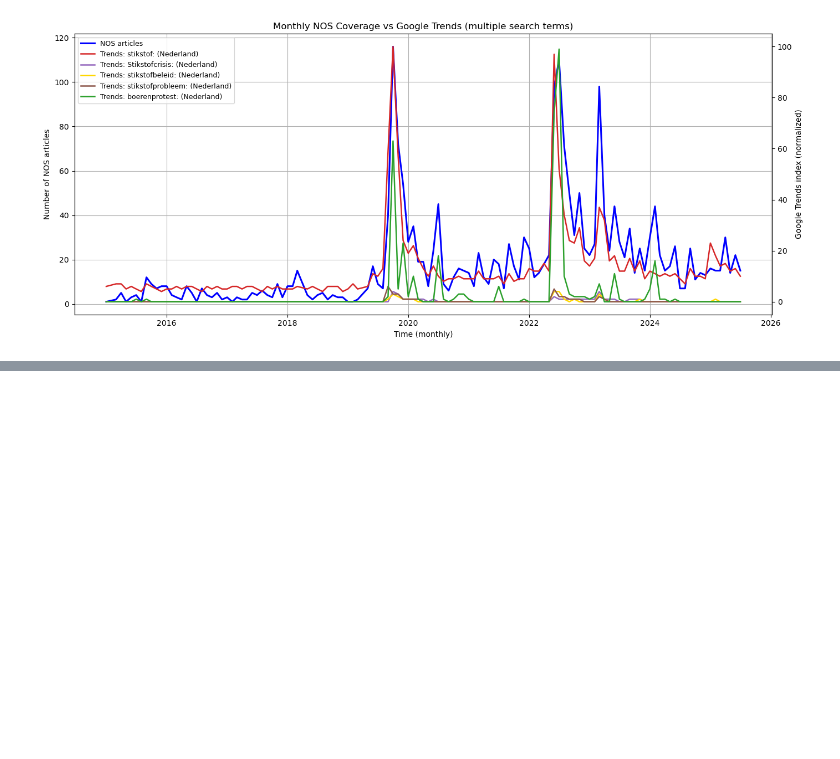
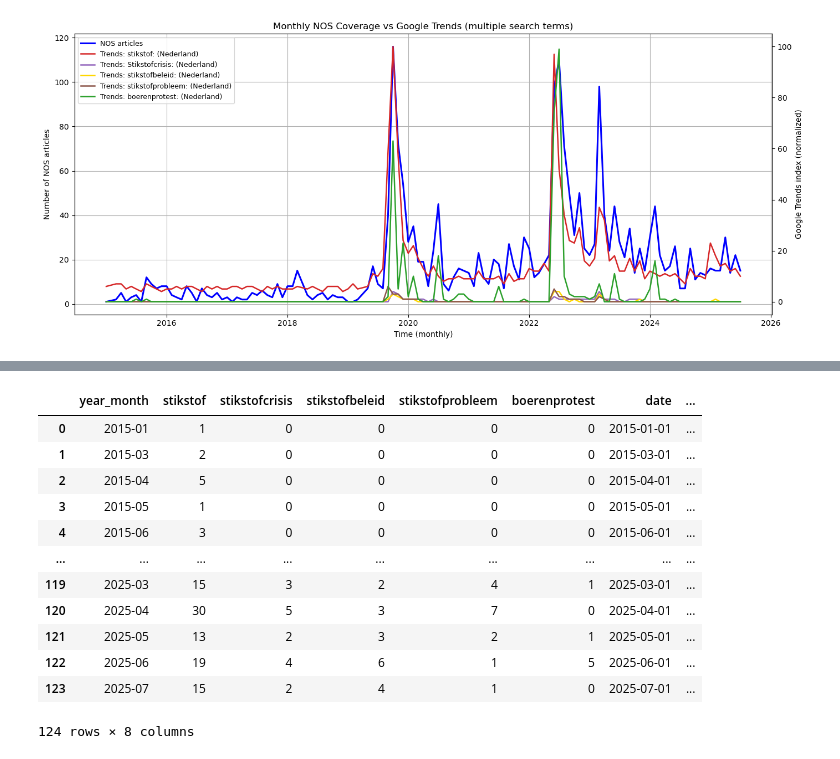
Before and after one commit to pellestam1002/Social_Computing, a Jupyter notebook: data.ipynb, the cells around one changed output, grey strips where cells are left out. Drawn from its saved outputs; the diff is of its cells as text; code cells hidden in the pictures; blank space fills up the shorter version.

```diff
--- a/data.ipynb
+++ b/data.ipynb
@@ -514,0 +531,56 @@ Trends term columns used:
+# %%
+import pandas as pd
+from functools import reduce
+
+# === kies je 5 keywords ===
+keywords = ["stikstof", "stikstofcrisis", "stikstofbeleid", "stikstofprobleem", "boerenprotest"]
+
+# === start van de NOS dataset (alle NOS artikelen) ===
+df_kw = df.copy()
+df_kw["published_time"] = pd.to_datetime(df_kw["published_time"], errors="coerce")
+df_kw = df_kw.dropna(subset=["published_time"])
+df_kw["year_month"] = df_kw["published_time"].dt.to_period("M")
+
+text_cols = ["title", "keywords", "section", "description", "content"]
+
+# === tel per maand per keyword ===
+tables = []
+for kw in keywords:
+    mask = False
+    for col in text_cols:
+        mask = mask | df_kw[col].astype(str).str.contains(kw, case=False, na=False)
+    monthly = df_kw[mask].groupby("year_month").size().reset_index(name=kw)
+    tables.append(monthly)
+
+# === merge alles tot 1 tabel ===
+keyword_monthly_counts = reduce(
+    lambda left, right: pd.merge(left, right, on="year_month", how="outer"),
+    tables
+).fillna(0)
+
+# === maak datumkolom ===
+keyword_monthly_counts["date"] = keyword_monthly_counts["year_month"].dt.to_timestamp()
+
+# === maak TOTAAL-kolom ===
+keyword_monthly_counts["total_keywords"] = keyword_monthly_counts[keywords].sum(axis=1)
+
+# netjes sorteren + ints
+keyword_monthly_counts = keyword_monthly_counts.sort_values("date")
+for kw in keywords + ["total_keywords"]:
+    keyword_monthly_counts[kw] = keyword_monthly_counts[kw].astype(int)
+
+display(keyword_monthly_counts)
+# %% [output]
+|  | year_month | stikstof | stikstofcrisis | stikstofbeleid | stikstofprobleem | boerenprotest | date | ... |
+| 0 | 2015-01 | 1 | 0 | 0 | 0 | 0 | 2015-01-01 | ... |
+| 1 | 2015-03 | 2 | 0 | 0 | 0 | 0 | 2015-03-01 | ... |
+| 2 | 2015-04 | 5 | 0 | 0 | 0 | 0 | 2015-04-01 | ... |
+| 3 | 2015-05 | 1 | 0 | 0 | 0 | 0 | 2015-05-01 | ... |
+| 4 | 2015-06 | 3 | 0 | 0 | 0 | 0 | 2015-06-01 | ... |
+| ... | ... | ... | ... | ... | ... | ... | ... | ... |
+| 119 | 2025-03 | 15 | 3 | 2 | 4 | 1 | 2025-03-01 | ... |
+| 120 | 2025-04 | 30 | 5 | 3 | 7 | 0 | 2025-04-01 | ... |
+| 121 | 2025-05 | 13 | 2 | 3 | 2 | 1 | 2025-05-01 | ... |
+| 122 | 2025-06 | 19 | 4 | 6 | 1 | 5 | 2025-06-01 | ... |
+| 123 | 2025-07 | 15 | 2 | 4 | 1 | 0 | 2025-07-01 | ... |
+124 rows × 8 columns
```
Also changed, not shown: parts of 4 cells of this notebook, 1 other file.
